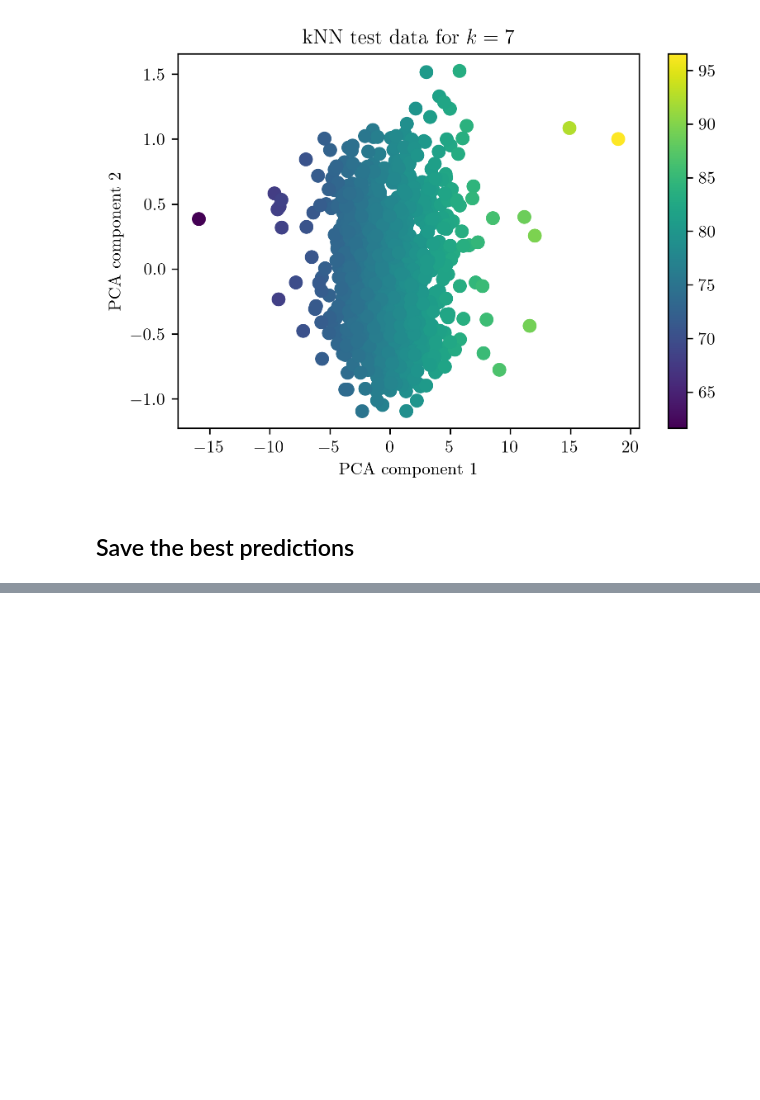
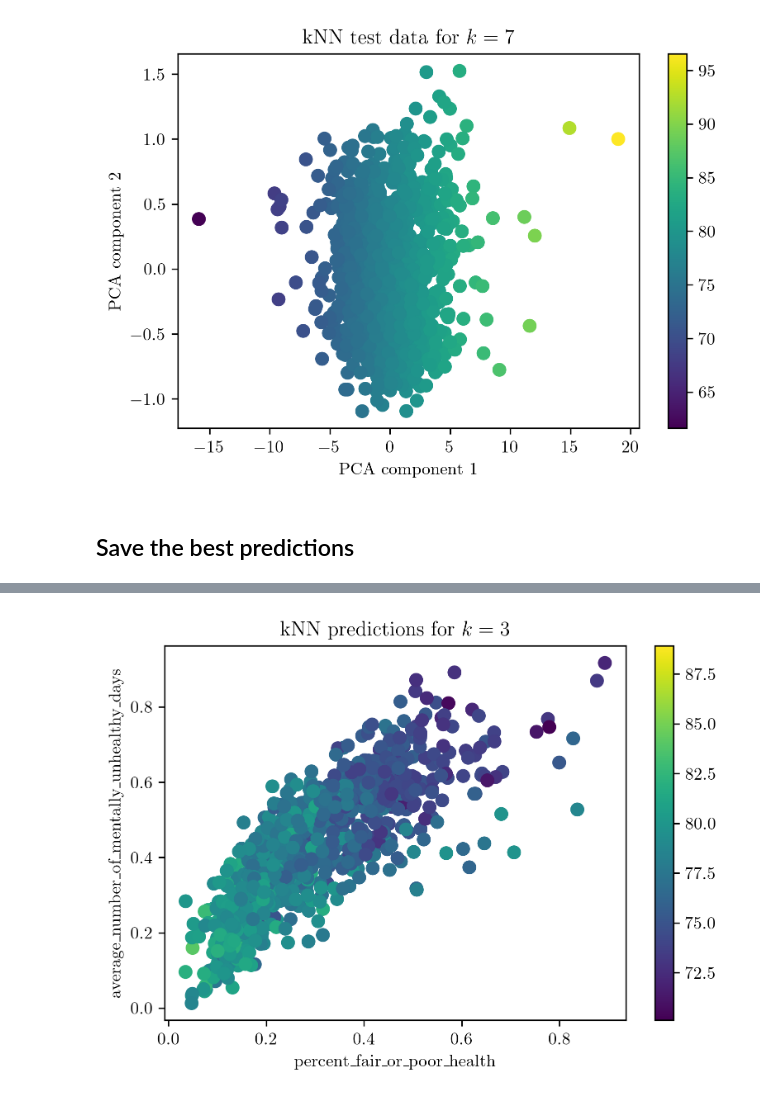
Before and after one commit to ineslierez-ur/DSCC265-465_Project, a Jupyter notebook: Prediction_Part1_kNN_same.ipynb, the cells around one changed output, grey strips where cells are left out. Cells and saved outputs as stored; diff of their text form; code cells hidden in the pictures; blank space fills up the shorter version.

```diff
--- a/Prediction_Part1_kNN_same.ipynb
+++ b/Prediction_Part1_kNN_same.ipynb
@@ -341,0 +401,2 @@ y_pred.to_csv('y_pred_same_withpcs_kNN.csv')
+# %%
+X_train, X_test, y_train, y_test = train_test_split(X_removed, y, test_size=0.3, random_state=465)
@@ -341,0 +407,4 @@ y_pred.to_csv('y_pred_same_withpcs_kNN.csv')
+# %%
+knn_model = KNeighborsRegressor(n_neighbors=3)
+# %%
+knn_model.fit(X_train, y_train)
@@ -341,0 +426,3 @@ y_pred.to_csv('y_pred_same_withpcs_kNN.csv')
+# %%
+# Now, for the test set
+y_pred = knn_model.predict(X_test)
@@ -341,0 +470,20 @@ y_pred.to_csv('y_pred_same_withpcs_kNN.csv')
+# %%
+# Plot the fit
+plt.figure()
+%matplotlib inline
+import matplotlib.pyplot as plt
+dpi=300   #to make the plot bigger
+mpl.rcParams['figure.dpi']= dpi
+plt.rc('text', usetex=True)
+plt.rc('font', family='serif')
+
+cmap=sns.color_palette("viridis", as_cmap=True)
+f, ax = plt.subplots()
+points = ax.scatter(X_test["percent_fair_or_poor_health"], X_test["average_number_of_mentally_unhealthy_days"], c=y_pred, s=50, cmap=cmap)
+f.colorbar(points)
+plt.title(r'kNN predictions for $k=3$',fontsize=12)
+plt.ylabel(r'average_number_of_mentally_unhealthy_days',fontsize=10)
+plt.xlabel(r'percent_fair_or_poor_health',fontsize=10)
+plt.show()
+# %% [output]
+[figure, added]
```
Also changed, not shown: parts of 29 cells of this notebook.
